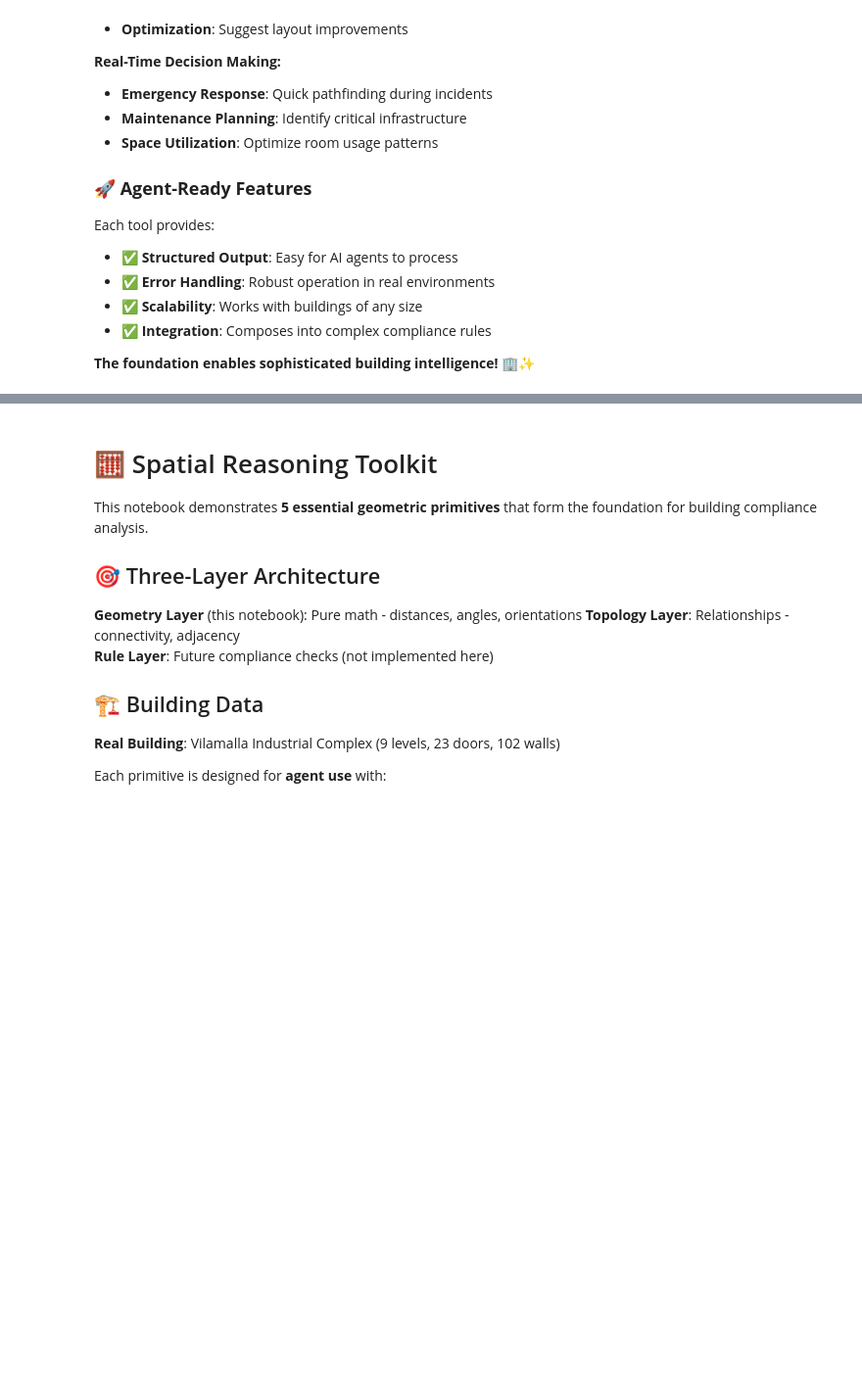
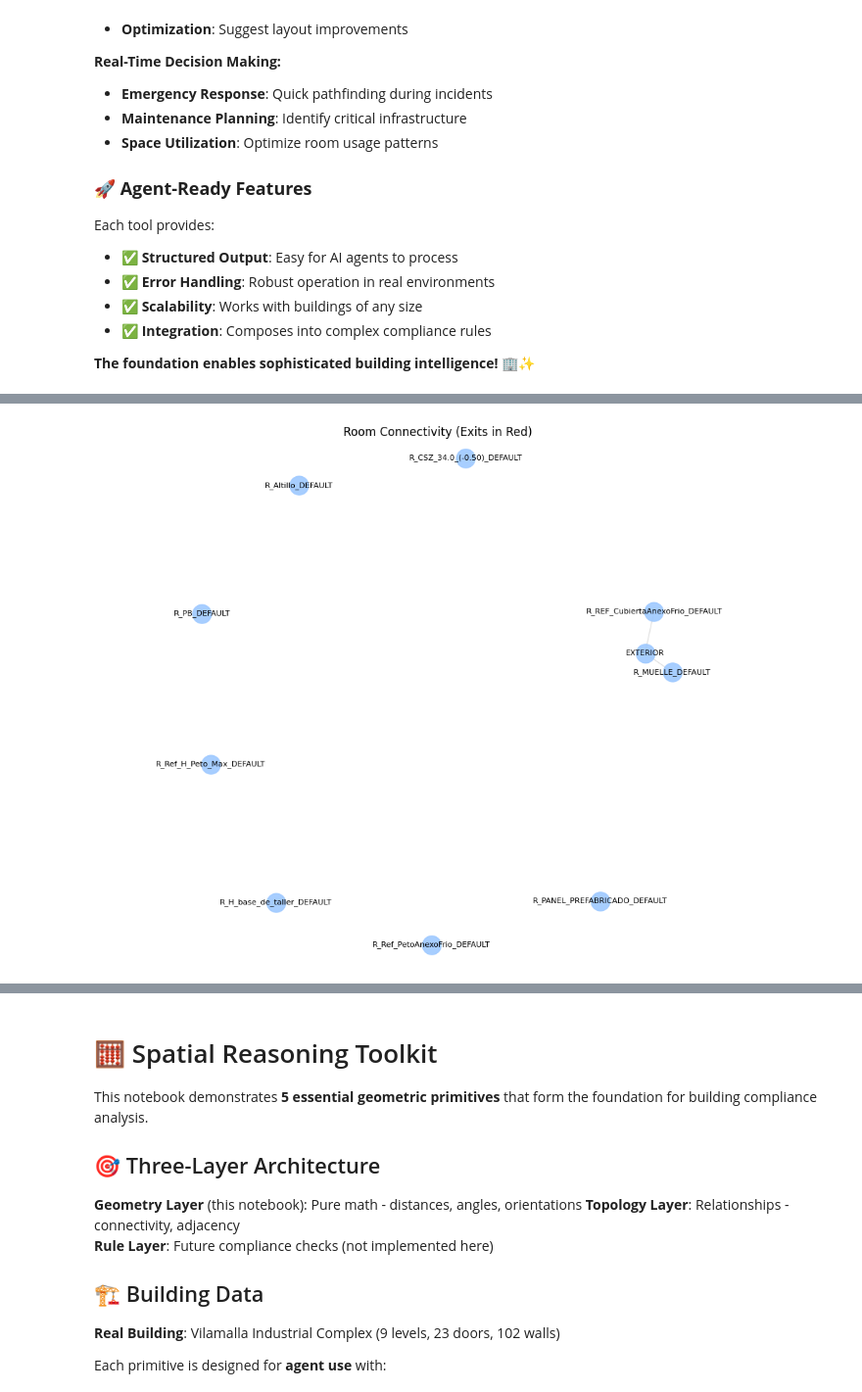
Before and after one commit to RaulAdSe/aec-agent, a Jupyter notebook: notebooks/02_calculations_simple.ipynb, the cells around one changed output, grey strips where cells are left out. Shown: that part at 98% size. Saved outputs shown, nothing was run; the diff lists cells and outputs as text; code cells hidden in the pictures; blank space fills up the shorter version.

Commit message:
viz: consolidate visuals; add clean circulation graph, merged wall continuity/parallel view, improved radius query, and door clearance reuse; prep to remove old primitive sections

```diff
--- a/notebooks/02_calculations_simple.ipynb
+++ b/notebooks/02_calculations_simple.ipynb
@@ -76,3 +96,16 @@ if all_doors:
+# %%
+# Safety: ensure all door dicts include a default width to avoid KeyError
+if 'loader' in globals():
+    fixed_count = 0
+    for level in loader.levels:
+        for door_data in level.get('doors', []):
+            if 'width_mm' not in door_data:
+                door_data['width_mm'] = 900
+                fixed_count += 1
+    if fixed_count:
+        print(f"Set default width_mm=900 on {fixed_count} doors to avoid KeyError.")
+else:
+    print("Loader not found; skipping door width normalization.")
 # %% [markdown]
 ## 🛠️ Graph-Based Analysis: Why These Tools Are Useful
 
@@ -298,0 +450,67 @@ Each tool provides:
+# %%
+# Clean circulation graph per plan (2b)
+import math
+
+# Try to build plan-projected positions from room centroids if available
+room_nodes = [n for n in graph.graph.nodes() if str(n).startswith('room_')]
+room_id_to_pos = {}
+
+try:
+    rooms_all = project.get_all_rooms()
+    room_lookup = {f"room_{r.id}": r for r in rooms_all}
+    for node in room_nodes:
+        r = room_lookup.get(node)
+        if r and hasattr(r, 'centroid') and r.centroid:
+            # Expect centroid as dict with x,y
+            cx = r.centroid.get('x')
+            cy = r.centroid.get('y')
+            if cx is not None and cy is not None:
+                room_id_to_pos[node] = (cx, cy)
+except Exception as e:
+    room_id_to_pos = {}
+
+# Fallback to spring if insufficient positions
+use_spring = len(room_id_to_pos) < max(2, int(0.3 * len(room_nodes)))
+if use_spring:
+    pos = nx.spring_layout(graph.graph, k=3, iterations=100, seed=42)
+else:
+    pos = room_id_to_pos
+
+# Identify exit rooms using edge attribute or door metadata if available
+exit_nodes = set()
+try:
+    for node in room_nodes:
+        # Heuristic: mark as exit if any incident edge has attribute is_exit_door=True
+        for nbr in graph.graph.neighbors(node):
+            data = graph.graph.get_edge_data(node, nbr) or {}
+            if isinstance(data, dict):
+                # handle multigraph or simple
+                if any((edata.get('is_exit_door') is True) for _, edata in (data.items() if hasattr(data, 'items') else [(None, data)])):
+                    exit_nodes.add(node)
+                    break
+except Exception:
+    exit_nodes = set()
+
+fig, ax = plt.subplots(1, 1, figsize=(10, 8))
+
+# Draw edges
+nx.draw_networkx_edges(graph.graph, pos, ax=ax, edge_color='lightgray', alpha=0.7)
+
+# Draw nodes
+regular_nodes = [n for n in room_nodes if n not in exit_nodes]
+exit_nodes_list = list(exit_nodes)
+
+nx.draw_networkx_nodes(graph.graph, pos, nodelist=regular_nodes, node_color='#9ec9ff', node_size=380, alpha=0.9, ax=ax)
+nx.draw_networkx_nodes(graph.graph, pos, nodelist=exit_nodes_list, node_color='#ff6b6b', node_size=480, alpha=0.95, ax=ax)
+
+# Labels (concise)
+labels = {n: n.replace('room_', '') for n in room_nodes}
+nx.draw_networkx_labels(graph.graph, pos, labels=labels, font_size=8, ax=ax)
+
+ax.set_title('Room Connectivity (Exits in Red)')
+ax.set_aspect('equal', adjustable='datalim')
+ax.axis('off')
+plt.tight_layout()
+plt.show()
+# %% [output]
+[figure, added]
```
Also changed, not shown: parts of 16 cells of this notebook.
